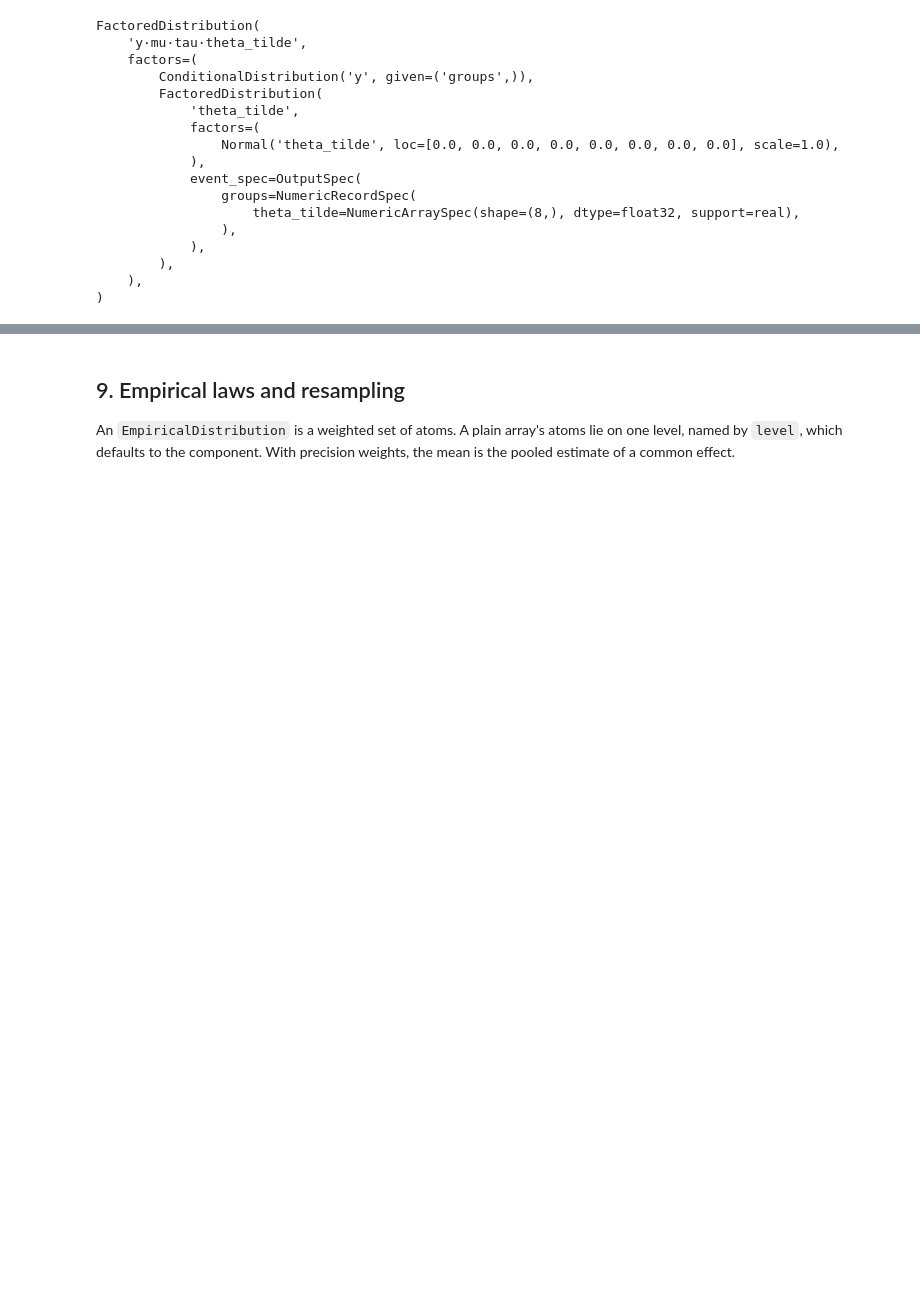
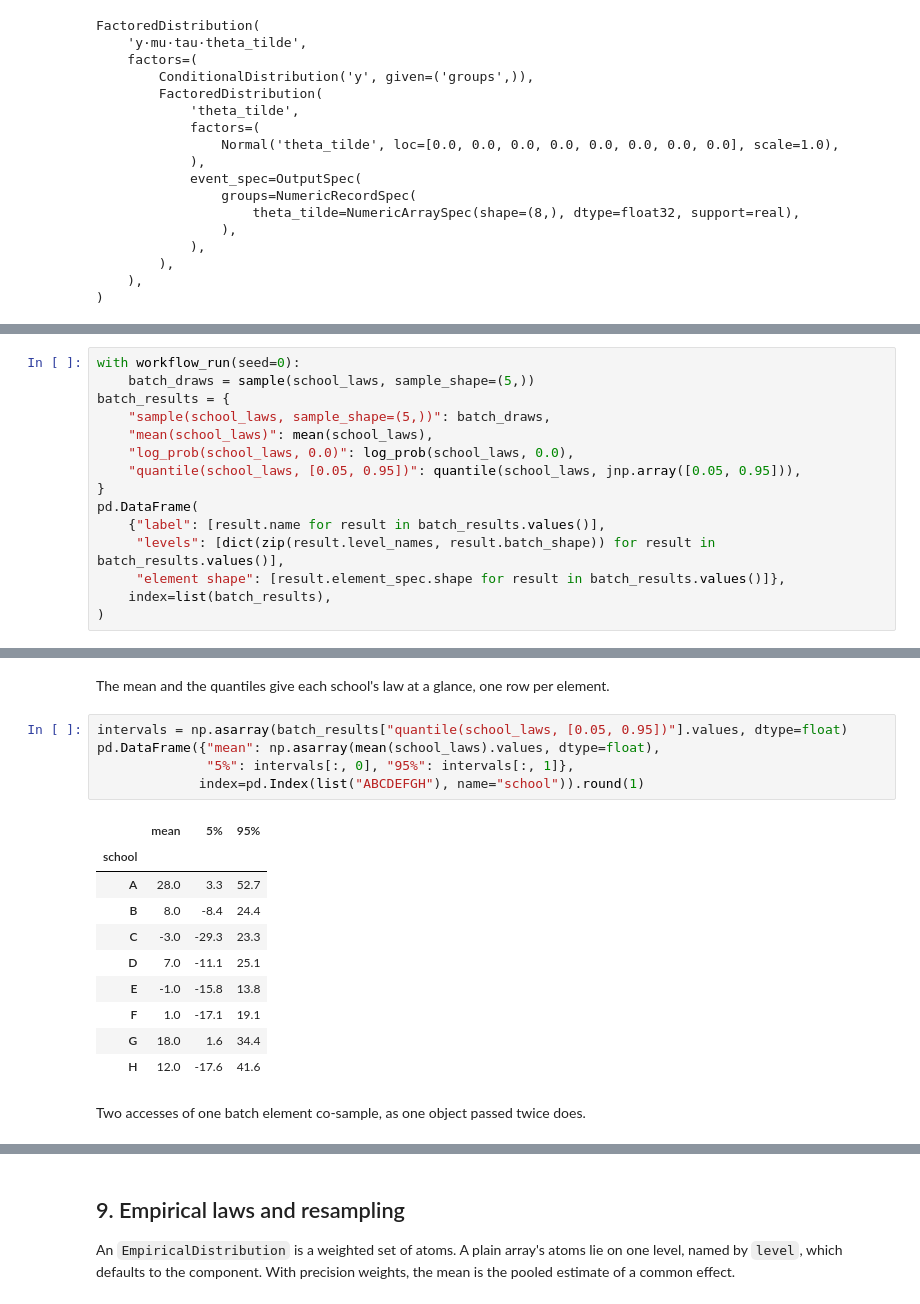
Before and after one commit to TARPS-group/prob-pipe, a Jupyter notebook: docs/tutorials/overhaul_tour.ipynb, the cells around one changed output, grey strips where cells are left out. Cells and saved outputs as stored; diff of their text form; blank space fills up the shorter version.

```diff
--- a/docs/tutorials/overhaul_tour.ipynb
+++ b/docs/tutorials/overhaul_tour.ipynb
@@ -1482,0 +1413,15 @@ mean(steps).values: [0.        2.8       3.755102  3.302886  3.7615602 3.017081
+# %%
+with workflow_run(seed=0):
+    batch_draws = sample(school_laws, sample_shape=(5,))
+batch_results = {
+    "sample(school_laws, sample_shape=(5,))": batch_draws,
+    "mean(school_laws)": mean(school_laws),
+    "log_prob(school_laws, 0.0)": log_prob(school_laws, 0.0),
+    "quantile(school_laws, [0.05, 0.95])": quantile(school_laws, jnp.array([0.05, 0.95])),
+}
+pd.DataFrame(
+    {"label": [result.name for result in batch_results.values()],
+     "levels": [dict(zip(result.level_names, result.batch_shape)) for result in batch_results.values()],
+     "element shape": [result.element_spec.shape for result in batch_results.values()]},
+    index=list(batch_results),
+)
@@ -1482,0 +1434,20 @@ mean(steps).values: [0.        2.8       3.755102  3.302886  3.7615602 3.017081
+# %% [markdown]
+The mean and the quantiles give each school's law at a glance, one row per element.
+# %%
+intervals = np.asarray(batch_results["quantile(school_laws, [0.05, 0.95])"].values, dtype=float)
+pd.DataFrame({"mean": np.asarray(mean(school_laws).values, dtype=float),
+              "5%": intervals[:, 0], "95%": intervals[:, 1]},
+             index=pd.Index(list("ABCDEFGH"), name="school")).round(1)
+# %% [output]
+|  | mean | 5% | 95% |
+| school |  |  |  |
+| A | 28.0 | 3.3 | 52.7 |
+| B | 8.0 | -8.4 | 24.4 |
+| C | -3.0 | -29.3 | 23.3 |
+| D | 7.0 | -11.1 | 25.1 |
+| E | -1.0 | -15.8 | 13.8 |
+| F | 1.0 | -17.1 | 19.1 |
+| G | 18.0 | 1.6 | 34.4 |
+| H | 12.0 | -17.6 | 41.6 |
+# %% [markdown]
+Two accesses of one batch element co-sample, as one object passed twice does.
```
Also changed, not shown: parts of 127 cells of this notebook.
